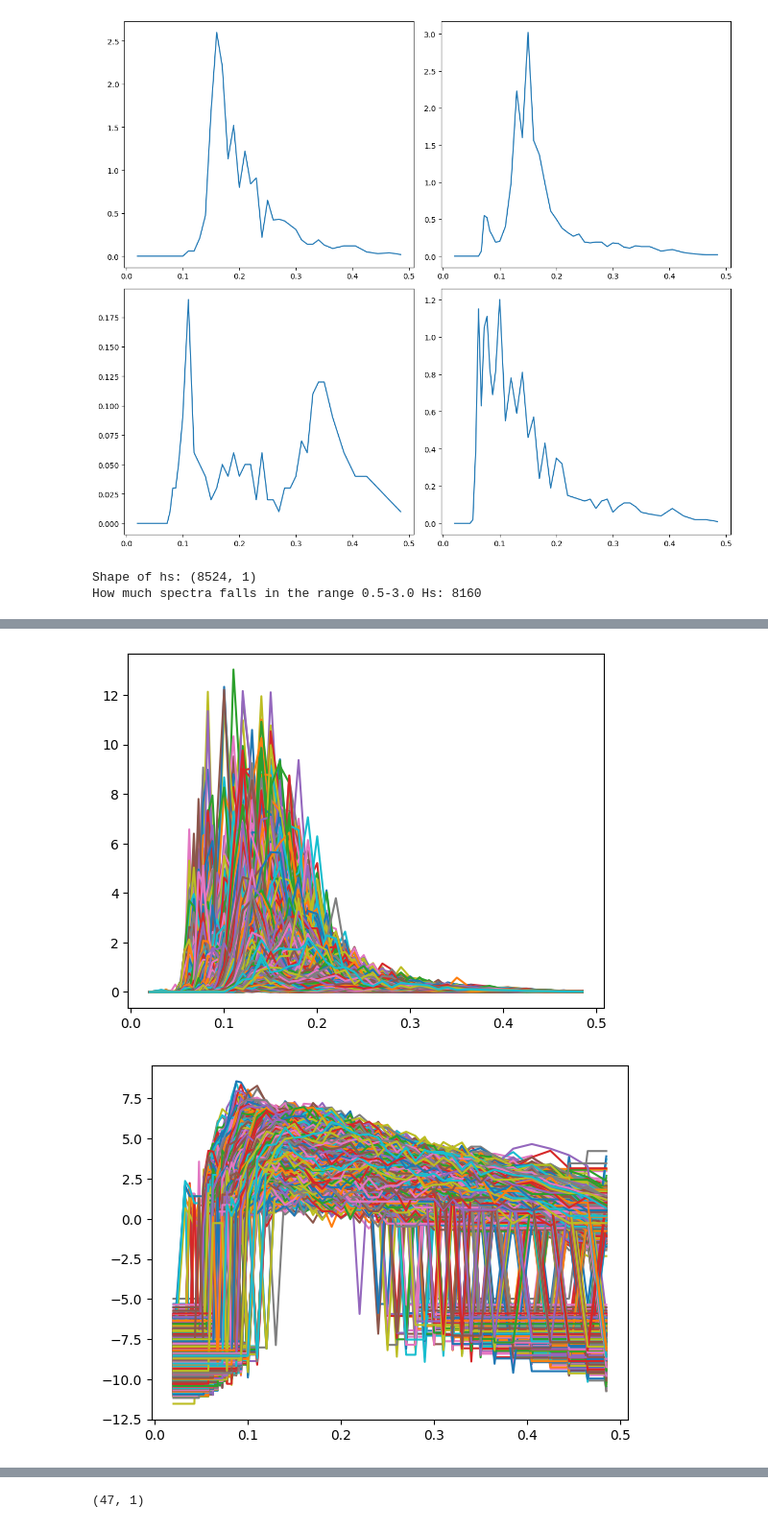
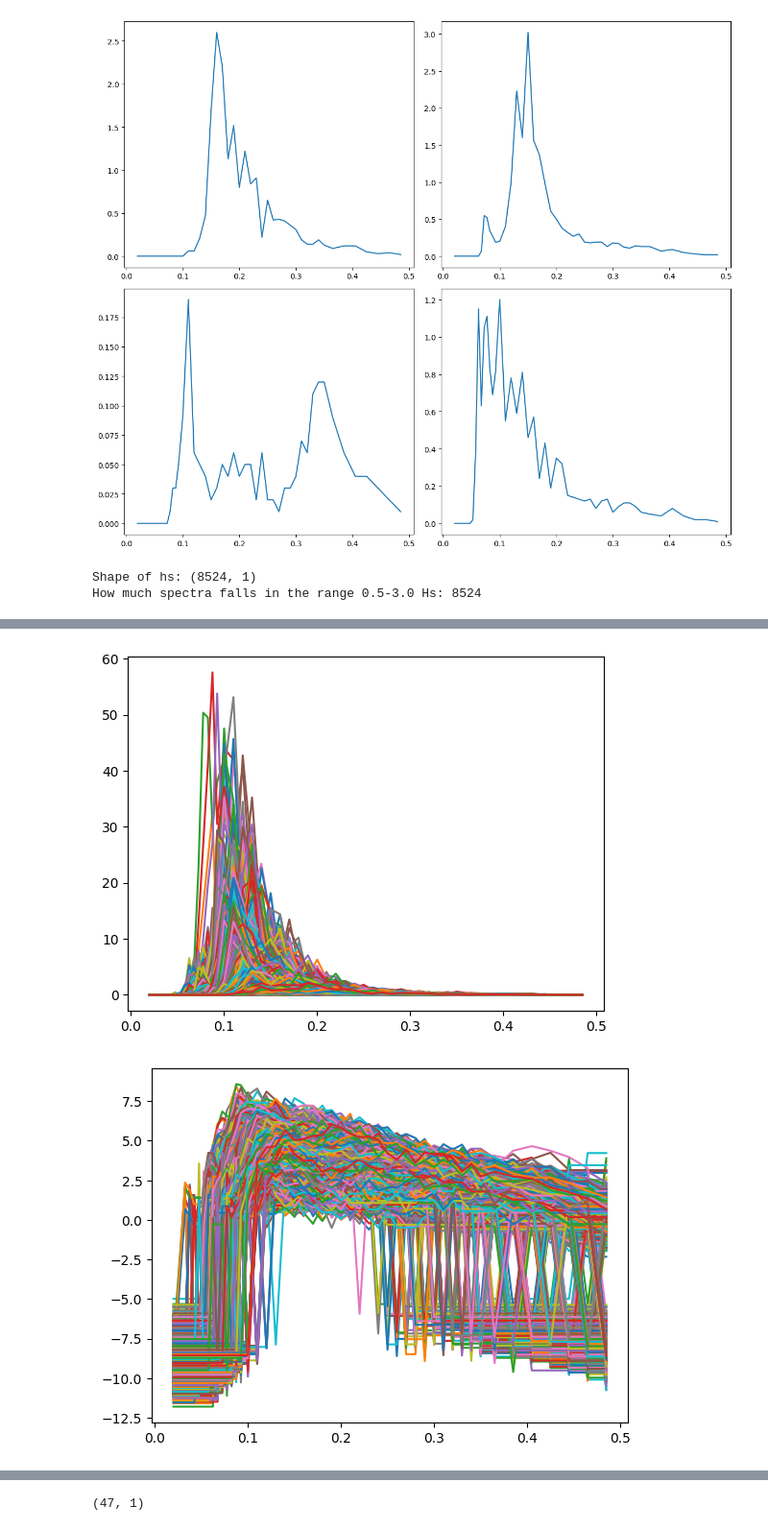
Before and after one commit to AdrianPerezHerrero/HDP-GPC, a Jupyter notebook: hdpgpc/ocean/ClasificacionOlas_ndbc.ipynb, the cells around one changed output, grey strips where cells are left out. Shown at 96% size. Cells and saved outputs as stored; diff of their text form; code cells hidden in the pictures.

```diff
--- a/hdpgpc/ocean/ClasificacionOlas_ndbc.ipynb
+++ b/hdpgpc/ocean/ClasificacionOlas_ndbc.ipynb
@@ -64,24 +64,24 @@ plt.show()
 # %%
 #Here we are going to compute the Heighs and try to filter following Hamiltons rule.
 interv = np.repeat(freq[1]-freq[0], num_obs_per_sample)[:, np.newaxis]
 hs = 4 * np.sqrt(data[:,:,0] @ interv)
 print("Shape of hs: "+str(hs.shape))
 plt.plot(hs)
-chosen_indexes = np.where((hs > 0.5) & (hs < 3.0))[0]
+chosen_indexes = np.where((hs > 0.0) & (hs < 20.0))[0]
 #chosen_indexes = np.arange(0, num_samples)
 print("How much spectra falls in the range 0.5-3.0 Hs: " + str(chosen_indexes.shape[0]))
 plt.show()
 plt.plot(freq, data[:,:,0][chosen_indexes].T)
 plt.show()
 lognorm_data = np.log(data + 1e-6) - np.mean(np.log(data+ 1e-6), axis=1)[:,np.newaxis,:]
 plt.plot(freq, lognorm_data[:,:,0][chosen_indexes].T)
 plt.show()
 # %% [output]
 Shape of hs: (8524, 1)
-How much spectra falls in the range 0.5-3.0 Hs: 8160
+How much spectra falls in the range 0.5-3.0 Hs: 8524
 [figure]
-[figure, old version]
+[figure, new version]
-[figure, old version]
+[figure, new version]
 # %%
 #Select indexes
 data = data[chosen_indexes]
```
Also changed, not shown: parts of 5 cells of this notebook, 3 other files.
